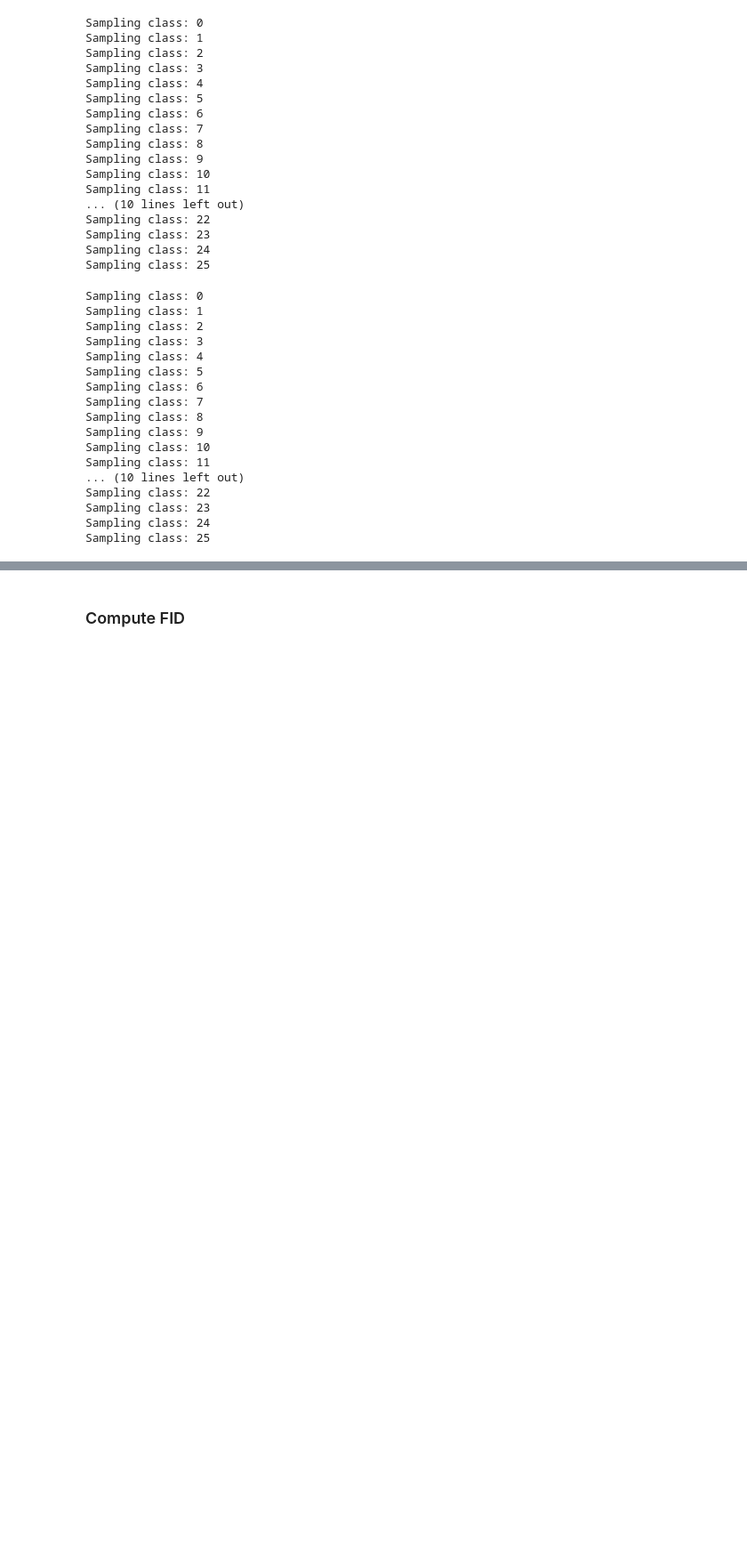
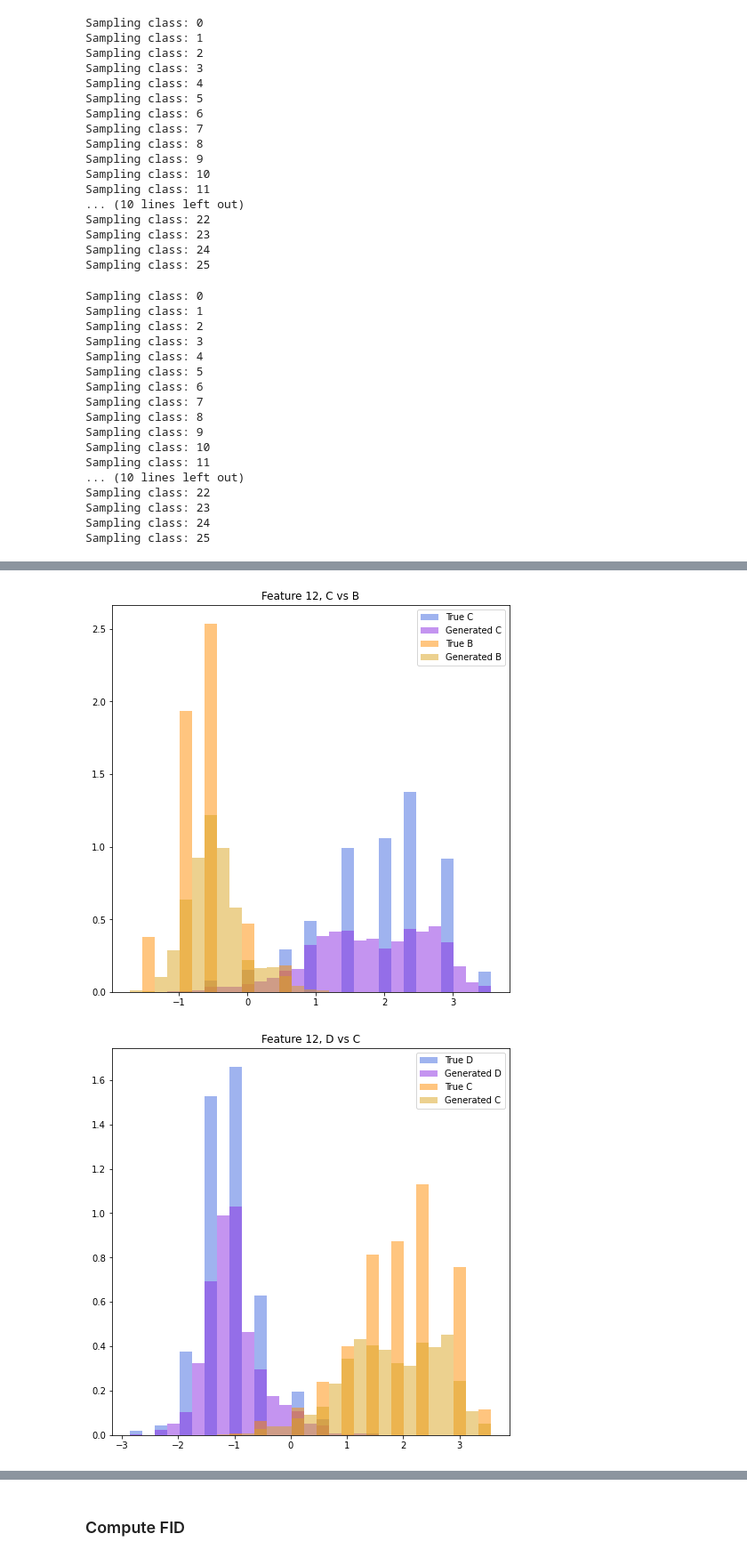
Before and after one commit to Genentech/branched-diffusion, a Jupyter notebook: notebooks/continuous_branched_letters_letter_quality.ipynb, the cells around one changed output, grey strips where cells are left out. Shown at 89% size. Drawn from its saved outputs; the diff is of its cells as text; code cells hidden in the pictures; blank space fills up the shorter version.

```diff
--- a/notebooks/continuous_branched_letters_letter_quality.ipynb
+++ b/notebooks/continuous_branched_letters_letter_quality.ipynb
@@ -217,0 +281,31 @@ Sampling class: 25
+# %%
+# Plot some example distributions of specific features for multiple classes
+num_bins = 30
+for (c1, c2, i), t_t_val in true_true_dists.items():
+    p_t_val_1, p_t_val_2 = true_pred_dists[(c1, i)], true_pred_dists[(c2, i)]
+    if t_t_val > 2 and p_t_val_1 < 0.2 and p_t_val_2 < 0.2:
+        fig, ax = plt.subplots(figsize=(8, 8))
+        true_1 = np.ravel(true_samples[c1][:, i])
+        generated_1 = np.ravel(branched_samples[c1][:, i])
+        true_2 = np.ravel(true_samples[c2][:, i])
+        generated_2 = np.ravel(branched_samples[c2][:, i])
+        all_vals = np.concatenate([true_1, generated_1, true_2, generated_2])
+        bins = np.linspace(np.min(all_vals), np.max(all_vals), num_bins)
+        ax.hist(
+            true_1, bins=bins, color="royalblue", label=("True %s" % class_to_letter[c1]), density=True, alpha=0.5
+        )
+        ax.hist(
+            generated_1, bins=bins, color="blueviolet", label=("Generated %s" % class_to_letter[c1]), density=True, alpha=0.5
+        )
+        ax.hist(
+            true_2, bins=bins, color="darkorange", label=("True %s" % class_to_letter[c2]), density=True, alpha=0.5
+        )
+        ax.hist(
+            generated_2, bins=bins, color="goldenrod", label=("Generated %s" % class_to_letter[c2]), density=True, alpha=0.5
+        )
+        ax.set_title("Feature %d, %s vs %s" % (i + 1, class_to_letter[c1], class_to_letter[c2]))
+        ax.legend()
+        plt.show()
+# %% [output]
+[figure, added]
+[figure, added]
```
Also changed, not shown: parts of 11 cells of this notebook.
